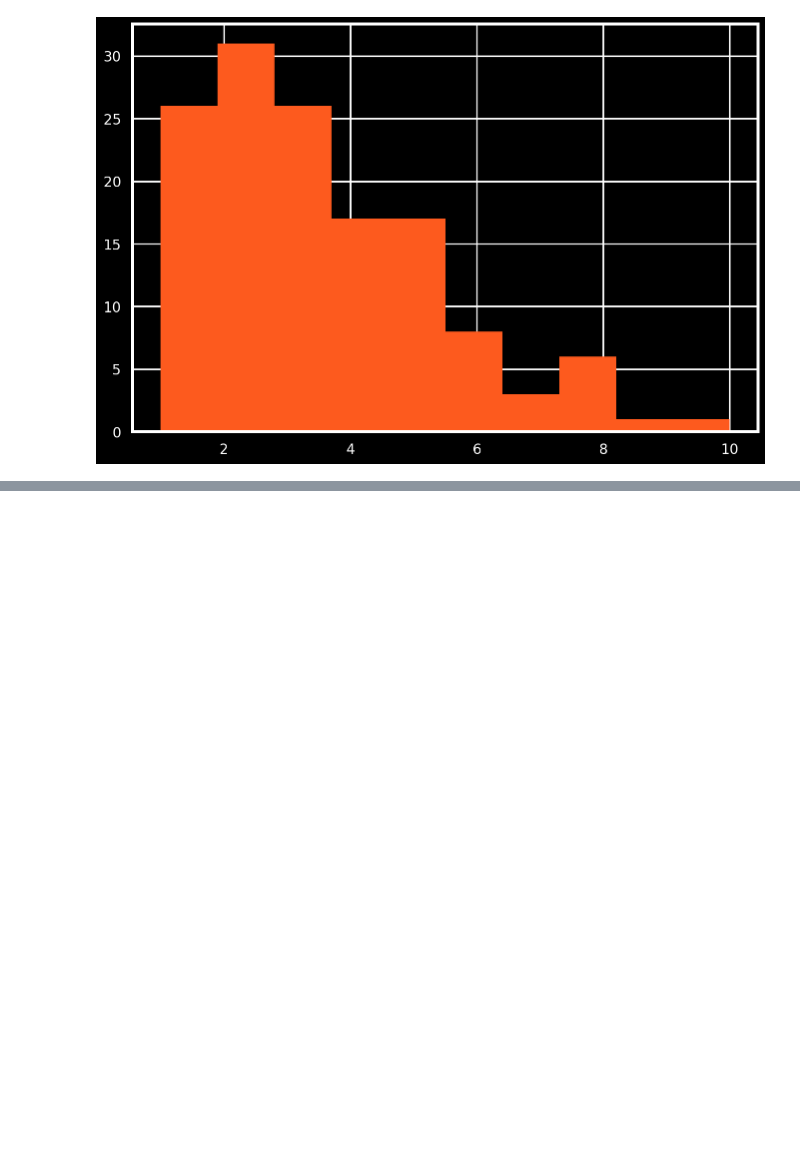
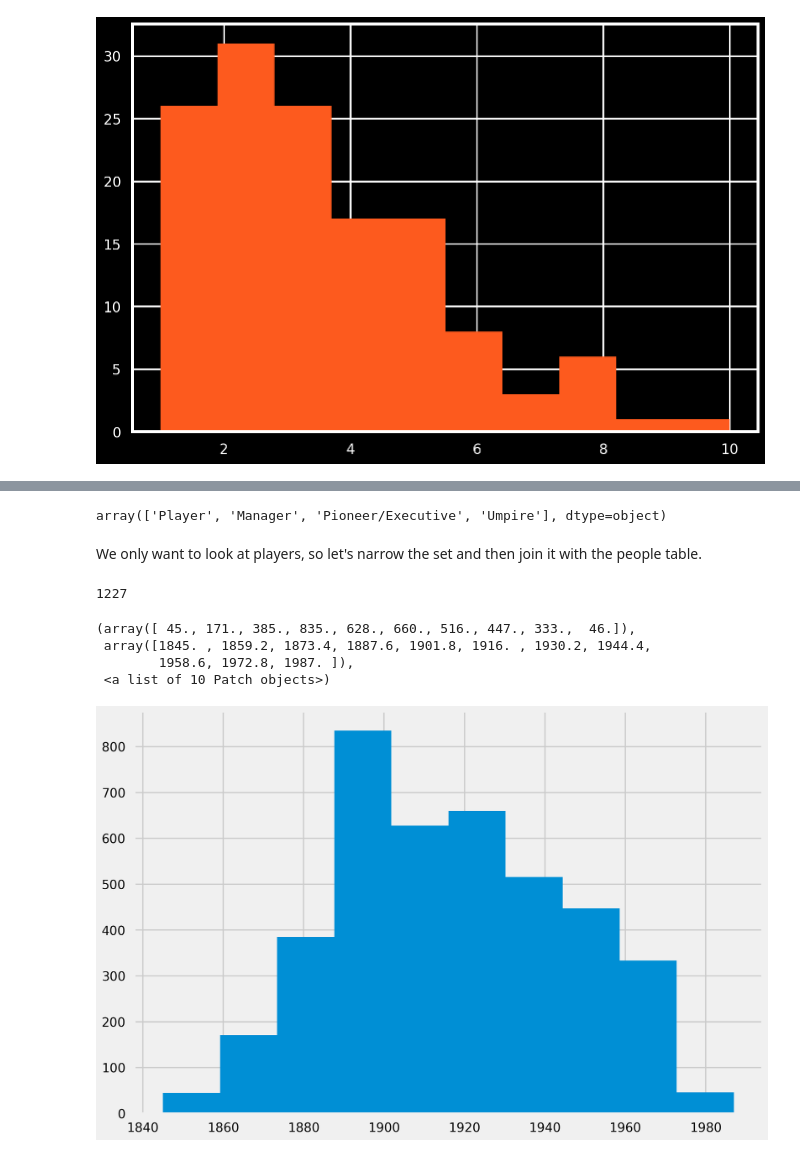
Before and after one commit to kennethn/baseball-statistics, a Jupyter notebook: Baseball.ipynb, the cells around one changed output, grey strips where cells are left out. Drawn from its saved outputs; the diff is of its cells as text; code cells hidden in the pictures; blank space fills up the shorter version.

```diff
--- a/Baseball.ipynb
+++ b/Baseball.ipynb
@@ -49,6 +49,7 @@ pitching = pd.read_csv('data/Pitching.csv')
 salaries = pd.read_csv('data/Salaries.csv')
 people = pd.read_csv('data/People.csv')
 teams = pd.read_csv('data/Teams.csv')
+hof = pd.read_csv('data/HallofFame.csv')
 # %%
 # A quick function for looking at the correlation between two values
 def correlation(x, y):
@@ -463,0 +564,25 @@ plt.hist(sfg['Rank'], color='#FD5A1E', bins=10)
+# %%
+hof.category.unique()
+# %% [output]
+array(['Player', 'Manager', 'Pioneer/Executive', 'Umpire'], dtype=object)
+# %% [markdown]
+We only want to look at players, so let's narrow the set and then join it with the people table.
+# %%
+hof = hof[hof['category'] == 'Player']
+hofers = pd.merge(people, hof, on='playerID', how='inner')
+hofers.playerID.nunique()
+# %% [output]
+1227
+# %%
+# Reset all of the Giants styles
+mpl.rcParams.update(mpl.rcParamsDefault)
+plt.style.use('fivethirtyeight')
+plt.style.use('seaborn-poster')
+# %%
+plt.hist(hofers['birthYear'])
+# %% [output]
+(array([ 45., 171., 385., 835., 628., 660., 516., 447., 333.,  46.]),
+ array([1845. , 1859.2, 1873.4, 1887.6, 1901.8, 1916. , 1930.2, 1944.4,
+        1958.6, 1972.8, 1987. ]),
+ <a list of 10 Patch objects>)
+[figure, added]
```
Also changed, not shown: parts of 10 cells of this notebook.
